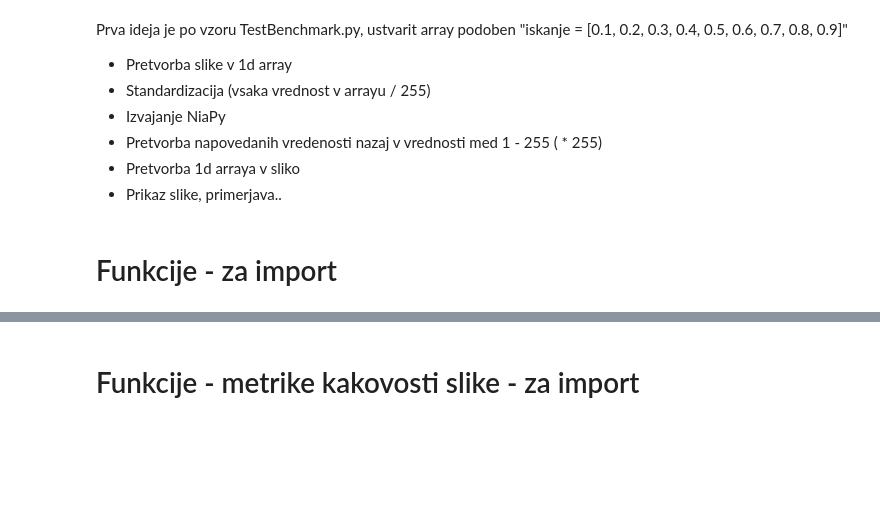
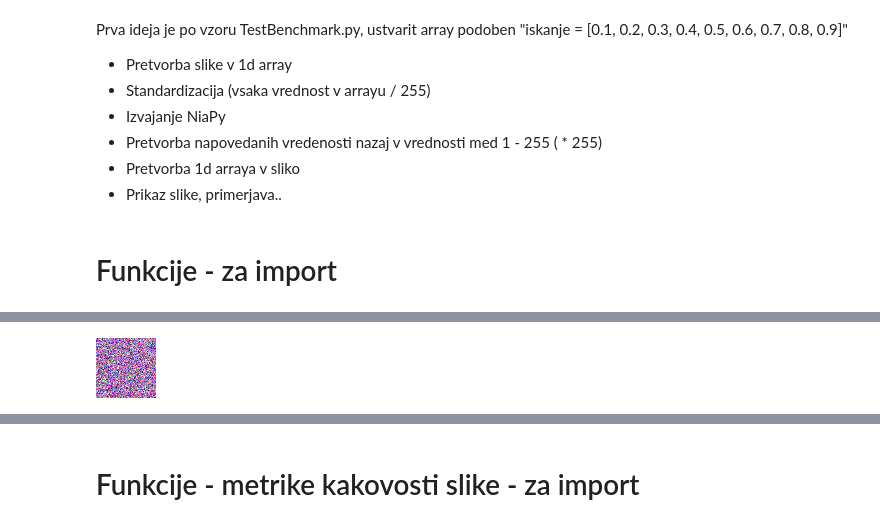
Before and after one commit to KukovecRok/Adversarial-image-perturbation-AlexNet-NiaPy-GARI, a Jupyter notebook: AlexNetDiplomskaColab.ipynb, the cells around one changed output, grey strips where cells are left out. Drawn from its saved outputs; the diff is of its cells as text; code cells hidden in the pictures; blank space fills up the shorter version.

```diff
--- a/AlexNetDiplomskaColab.ipynb
+++ b/AlexNetDiplomskaColab.ipynb
@@ -377,0 +382,83 @@ def BenchMarkIzpisuj (originalSlika, solution, alexnet, oblika):
+# %%
+from NiaPy.algorithms.basic.pso import ParticleSwarmAlgorithm
+from NiaPy.benchmarks import Benchmark
+from NiaPy.task.task import OptimizationType, StoppingTask
+
+class TestBenchmark(Benchmark):
+
+    def __init__(self, iskanjeSlika, alexnet):
+        self.Lower = 0
+        self.Upper = 1
+        super().__init__(self.Lower, self.Upper)
+
+        self.iskanjeSlika = iskanjeSlika
+        self.alexnet = alexnet
+
+    def function(self):
+        def evaluate(D, solution):
+            global napovedan_array_iz_petdeset
+            global benchmarkPrejsnji
+            global najboljsiNiaPY
+            dejanska_kategorija = "baseball"
+            meja = 9999999999999999 # trenutno tako visoka, da se v B.M. ne vklopi AlexNet, saj niti ne uspem poustvariti originalne slike
+
+            for i in range( int((len(D)/4)) ):
+              if ( i % 4 == 0):
+                mesto_v_arrayu = 0
+                mesto_v_arrayu = (solution[i] * (len(iskanjeSlika) / 3) )
+
+              mesto_v_arrayu = int(mesto_v_arrayu)
+              #print("mesto_v_arrayu", mesto_v_arrayu)
+              i *= 4
+              for j in range(1,4):
+                #print("NA MESTU:  " + str( ((mesto_v_arrayu-1)*3 ) + (j-1) ) + "DODALI:  " + str(int((solution[((i+j)%4)] * 255))))
+                napovedan_array_iz_petdeset[((mesto_v_arrayu-1)*3 ) + (j-1)] = int((solution[((i+j)%4)] * 255))
+
+            fitness = fitness_NiaPy(iskanjeSlika, napovedan_array_iz_petdeset, alexnet, oblika, dejanska_kategorija, meja)
+
+            if (benchmarkPrejsnji < fitness):
+                najboljsiNiaPY = napovedan_array_iz_petdeset
+                benchmarkPrejsnji = fitness
+
+            return fitness
+
+        return evaluate
+
+if __name__ == "__main__":
+
+    originalSlika = cv2.imread('/content/gdrive/MyDrive/Colab Notebooks/slike/bejzbol60-60.JPEG') # odpiranje - branje slike
+
+    oblika, iskanjeSlika = imgTO1d(originalSlika) # Pretvorba slike v 1d array + njena oblika (x,y,3)
+
+    algoritem = ParticleSwarmAlgorithm(NP=1000)
+    najboljsiNiaPY = np.empty(len(iskanjeSlika), dtype=object) # Prazen array dolžine iskanega - Malo pomoči NiaPy
+
+    napovedan_array_iz_petdeset = np.empty(len(iskanjeSlika), dtype=object) # Prazen array dolžine iskanega - Malo pomoči NiaPy
+    napovedan_array_iz_petdeset = np.full((len(napovedan_array_iz_petdeset)), 0)
+
+    #array_petdeset = np.empty(52, dtype=object) # 52 je deljivo s 4 # Solution
+
+    stevec = 0
+
+    benchmarkPrejsnji = 0 # Primerjava BenchMarkov med iteracijami - če je slabši, prepišemo "najboljsiNiaPY" in "benchmarkPrejsnji"
+
+    benchm = TestBenchmark(iskanjeSlika=iskanjeSlika, alexnet=alexnet)
+    task = StoppingTask(D=312,
+                        nFES=1500000,
+                        optType=OptimizationType.MAXIMIZATION,
+                        benchmark=benchm)
+
+    resitev, fitness = algoritem.run(task=task)
+
+    # Prikaz najboljsega fitness-benchmark outputa NiaPy
+    resitev = imgFROM1d(najboljsiNiaPY, oblika) # Pretvorba nazaj v sliko
+    cv2_imshow(resitev) # Prikaz slike
+    resitev_image = PIL.Image.fromarray(np.uint8(resitev)).convert('RGB') # Pretvorba v PIL format - za AlexNet
+    print(napovedInPrikaz(resitev_image, alexnet)) # Izpis napovedi AlexNet
+
+    # Prikaz zadnjega outputa NiaPy
+    napovedan_array_iz_petdeset = imgFROM1d(napovedan_array_iz_petdeset, oblika) # Pretvorba nazaj v sliko
+    cv2_imshow(napovedan_array_iz_petdeset) # Prikaz slike
+    napovedan_array_iz_petdeset_image = PIL.Image.fromarray(np.uint8(napovedan_array_iz_petdeset)).convert('RGB') # Pretvorba v PIL format - za AlexNet
+    print(napovedInPrikaz(napovedan_array_iz_petdeset_image, alexnet)) # Izpis napovedi AlexNet
+# %% [output]
@@ -377,0 +482 @@ def BenchMarkIzpisuj (originalSlika, solution, alexnet, oblika):
+[figure, added]
```
Also changed, not shown: parts of 41 cells of this notebook.
